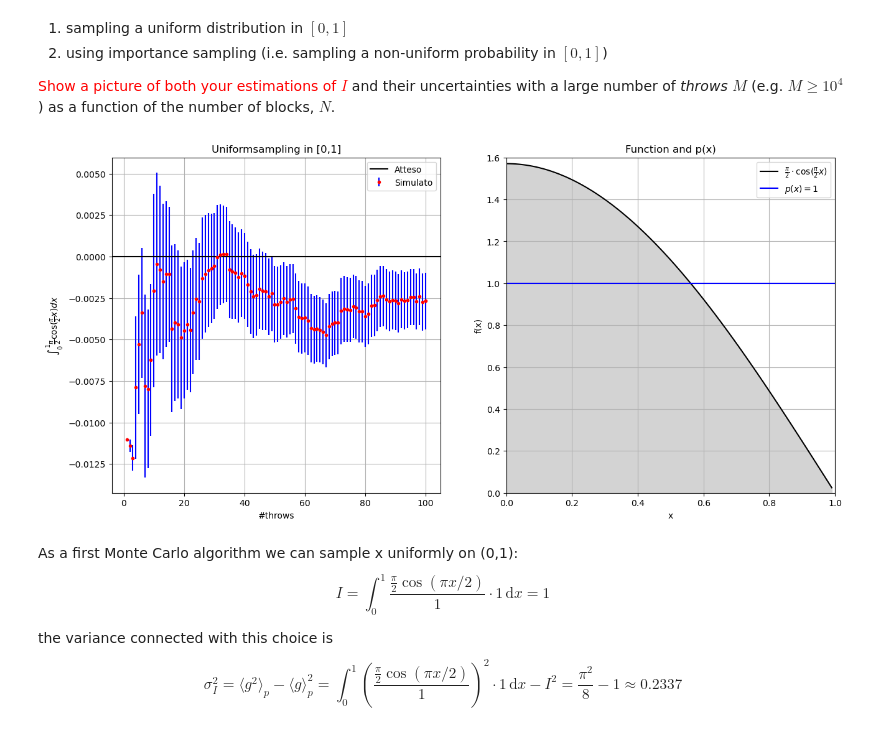
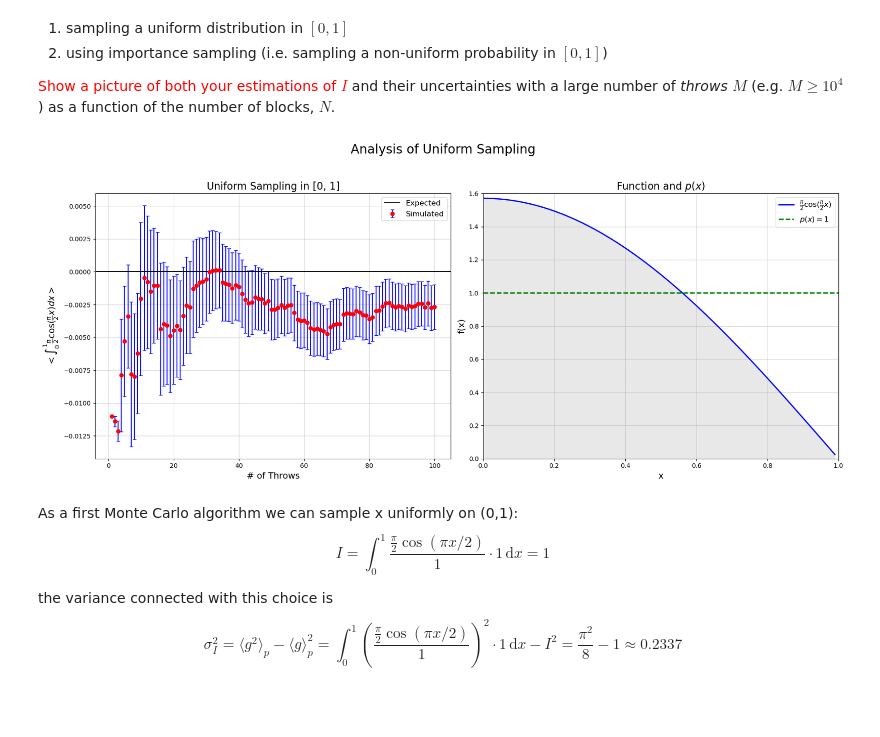
Before and after one commit to JiahaoMiao/LSN, a Jupyter notebook: Lezione_2/LSN_Exercises_02.ipynb, the cells around one changed output. Cells and saved outputs as stored; diff of their text form; code cells hidden in the pictures; blank space fills up the shorter version.

```diff
--- a/Lezione_2/LSN_Exercises_02.ipynb
+++ b/Lezione_2/LSN_Exercises_02.ipynb
@@ -18,31 +18,48 @@ import math
 import scipy
 from scipy.optimize import curve_fit
 # %%
-#1.
+# Create a figure with two subplots side by side
+fig, (ax1, ax2) = plt.subplots(1, 2, figsize=(18, 8))
 
-fig,(ax1,ax2) = plt.subplots(1,2,figsize=(15,7))
+# Load data from 'uniform.dat' file for the first subplot
+x, y, error = np.loadtxt("data/uniform.dat", usecols=(0, 1, 2), delimiter=' ', unpack=True)
 
-x, y , error = np.loadtxt("data/uniform.dat", usecols=(0,1,2), delimiter=' ', unpack='true')
-ax1.errorbar(x,y-1,yerr=error, label='Simulato', color='red',ecolor='blue', fmt='.')
-ax1.axhline(y=0, color='black', linestyle='-', label='Atteso')
-ax1.set(xlabel='#throws', ylabel=r'$\int_0^1 \frac{\pi}{2}\cos(\frac{\pi}{2}x)dx$')
-ax1.set_title('Uniformsampling in [0,1]')
+# First subplot: error bar plot for simulated data
+ax1.errorbar(x, y - 1, yerr=error, label='Simulated', color='red', ecolor='blue', fmt='o', capsize=3)
+ax1.axhline(y=0, color='black', linestyle='-', label='Expected')  # Expected value line at y=0
+ax1.set_xlabel('# of Throws', fontsize=14)
+ax1.set_ylabel(r'$<\int_0^1 \frac{\pi}{2}\cos(\frac{\pi}{2}x)dx>$', fontsize=14)
+ax1.set_title('Uniform Sampling in [0, 1]', fontsize=16)
+ax1.legend(fontsize=12)
+ax1.grid(True, alpha=0.5)
 
-x = np.arange(0,1,0.01) # generate x values from 0 to 1 with step 1
-ax2.plot(x,np.pi/2*np.cos(np.pi/2*x), label=r'$\frac{\pi}{2}\cdot\cos(\frac{\pi}{2}x)$', color='black')
-ax2.axhline(y=1, color='blue', linestyle='-', label=r'$p(x)= 1$')
-ax2.set(xlabel='x', ylabel='f(x)')
-ax2.set_xlim(0,1)
-ax2.set_ylim(0,1.6)
-ax2.set_title('Function and p(x)')
-ax2.fill_between(x, np.pi/2*np.cos(np.pi/2*x), 0, color='lightgray')
+# Generate x values from 0 to 1 with a step of 0.01 for the second subplot
+x = np.arange(0, 1, 0.01)
 
-for ax in fig.get_axes():
-    ax.grid()
-    ax.legend()
+# Second subplot: plot the function and the constant line p(x) = 1
+ax2.plot(x, np.pi / 2 * np.cos(np.pi / 2 * x), label=r'$\frac{\pi}{2}\cos(\frac{\pi}{2}x)$', color='blue', linewidth=2)
+ax2.axhline(y=1, color='green', linestyle='--', label=r'$p(x)= 1$', linewidth=2)
+ax2.set_xlabel('x', fontsize=14)
+ax2.set_ylabel('f(x)', fontsize=14)
+ax2.set_xlim(0, 1)
+ax2.set_ylim(0, 1.6)
+ax2.set_title('Function and $p(x)$', fontsize=16)
+
+# Fill the area between the function and the x-axis with light gray color
+ax2.fill_between(x, np.pi / 2 * np.cos(np.pi / 2 * x), 0, color='lightgray', alpha=0.5)
+ax2.legend(fontsize=12)
+ax2.grid(True, alpha=0.5)
+
+# Set the main title for the figure
+fig.suptitle('Analysis of Uniform Sampling', fontsize=20)
+
+# Adjust layout to prevent overlapping and ensure readability
+plt.tight_layout(rect=[0, 0.03, 1, 0.95])
+
+# Display the plot
 plt.show()
 # %% [output]
-[figure, old version]
+[figure, new version]
 # %% [markdown]
 As a first Monte Carlo algorithm we can sample x uniformly on (0,1):
 $$I = \int_0^1 \frac{\frac{\pi}{2}\cos(\pi x/2)}{1} \cdot 1  \, \mathrm{d}x = 1$$
```
Also changed, not shown: parts of 9 cells of this notebook.
